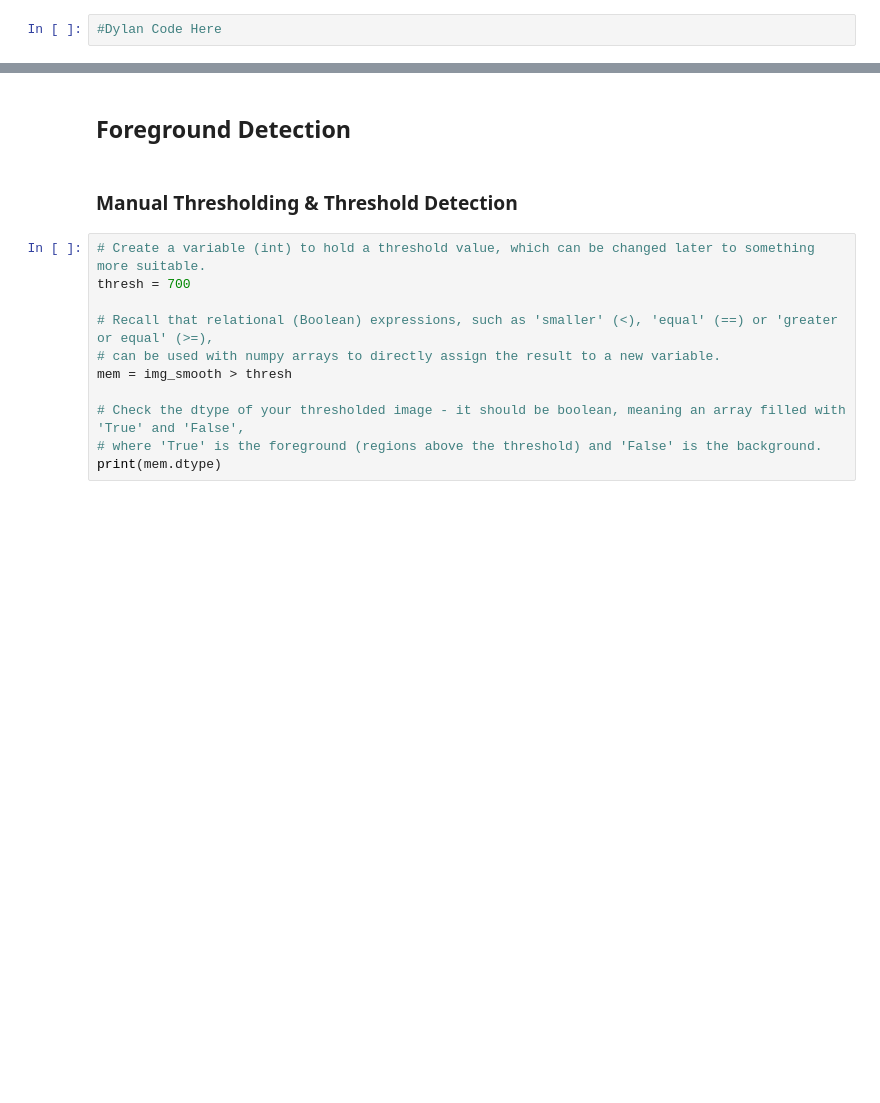
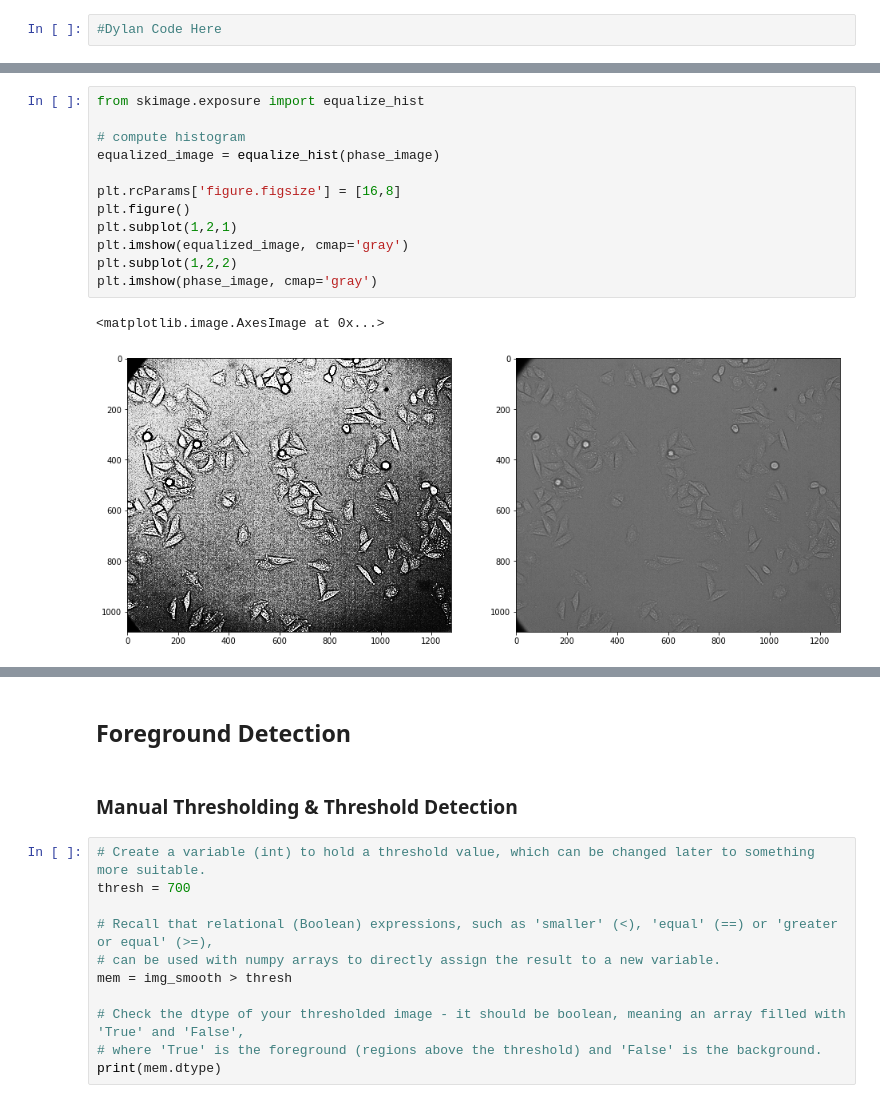
Before and after one commit to vanvalenlab/intro-to-deepcell, a Jupyter notebook: Day2_ImageProcessing.ipynb, the cells around one changed output, grey strips where cells are left out. Cells and saved outputs as stored; diff of their text form; blank space fills up the shorter version.

```diff
--- a/Day2_ImageProcessing.ipynb
+++ b/Day2_ImageProcessing.ipynb
@@ -212,0 +241,15 @@ In `skimage`, there are multiple functions inside the `skimage.exposure` module
+# %%
+from skimage.exposure import equalize_hist
+
+# compute histogram
+equalized_image = equalize_hist(phase_image)
+
+plt.rcParams['figure.figsize'] = [16,8]
+plt.figure()
+plt.subplot(1,2,1)
+plt.imshow(equalized_image, cmap='gray')
+plt.subplot(1,2,2)
+plt.imshow(phase_image, cmap='gray')
+# %% [output]
+<matplotlib.image.AxesImage at 0x...>
+[figure, added]
```
Also changed, not shown: parts of 26 cells of this notebook.
